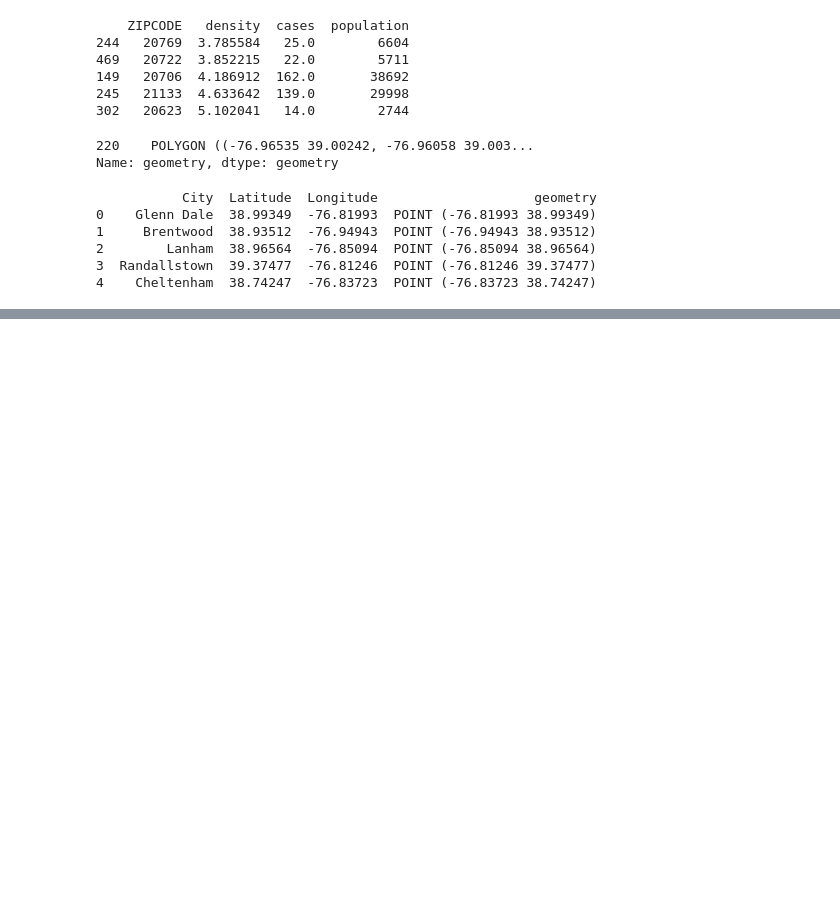
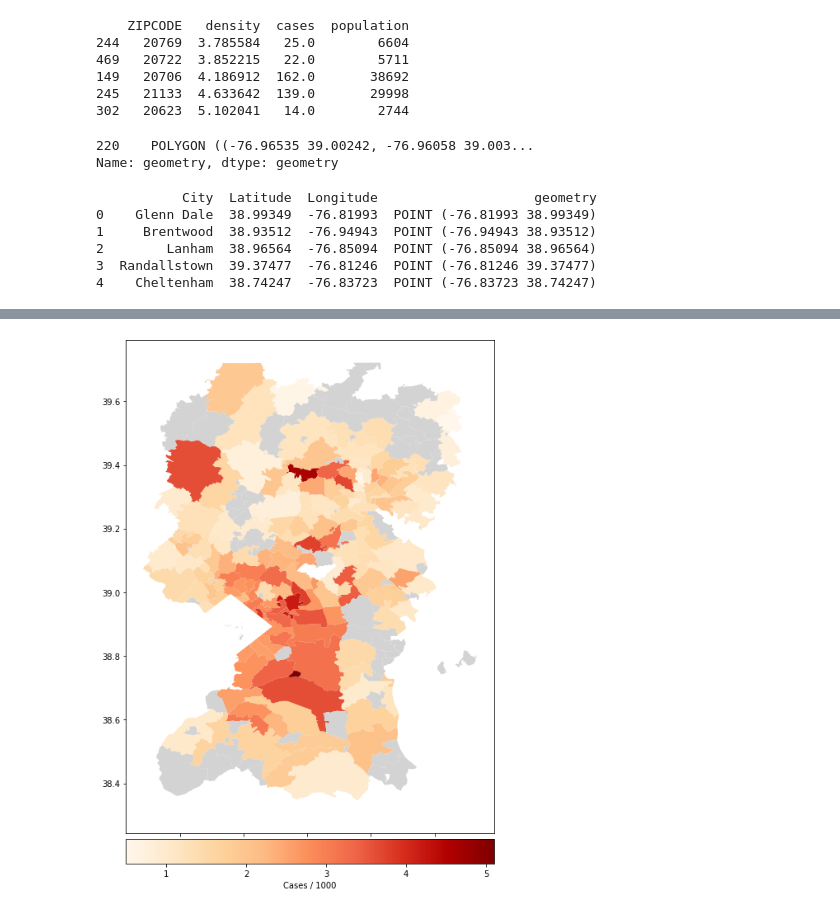
Before and after one commit to mckeowbc/covid-19, a Jupyter notebook: MD_COVID-19 Density.ipynb, the cells around one changed output, grey strips where cells are left out. Saved outputs shown, nothing was run; the diff lists cells and outputs as text; code cells hidden in the pictures; blank space fills up the shorter version.

```diff
--- a/MD_COVID-19 Density.ipynb
+++ b/MD_COVID-19 Density.ipynb
@@ -208,0 +209,25 @@ AttributeError: 'PathCollection' object has no property 'weight'
+# %%
+top_zips = zips.cx[-76.488142-0.7:-76.488142+0.1, 38.978132-0.5:38.978132+0.6][['ZIPCODE','density','geometry']] \
+    .dropna() \
+    .sort_values('density',ascending=False)[:5]['ZIPCODE'].values.tolist()
+top_zips
+
+fig, ax = plt.subplots(1, 1, figsize=(8,16))
+divider = make_axes_locatable(ax)
+cax = divider.append_axes("bottom", size="5%", pad=0.1)
+zplot = zips.cx[-76.488142-0.7:-76.488142+0.1, 38.978132-0.5:38.978132+0.6].plot(
+    column='density',
+                  legend=True,
+                  cmap='OrRd',
+                  figsize=(16,12),
+                  ax=ax, cax=cax,
+                  legend_kwds={
+                    'label': "Cases / 1000",
+                    'orientation': "horizontal"
+                  },
+                  missing_kwds={
+                      "color": "lightgrey",
+                      "label": "Missing values"
+                  })
+# %% [output]
+[figure, added]
```
Also changed, not shown: parts of 2 cells of this notebook.
